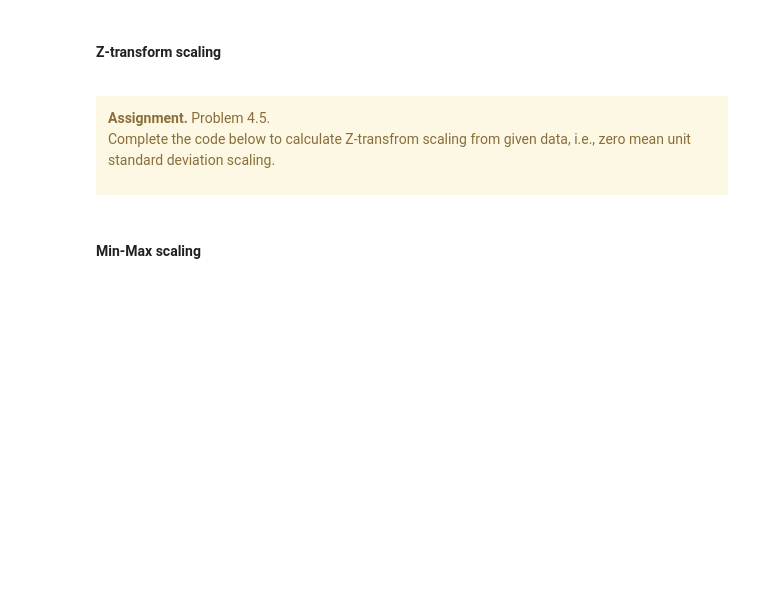
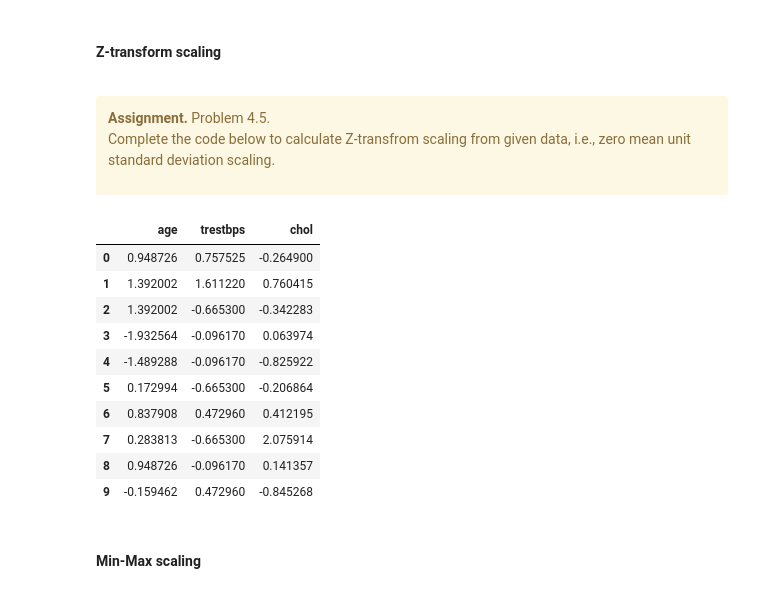
Before and after one commit to MAHA06/MultiModalCourse, a Jupyter notebook: Exercise 3/exercise3.ipynb, the cells around one changed output. Cells and saved outputs as stored; diff of their text form; code cells hidden in the pictures; blank space fills up the shorter version.

```diff
--- a/Exercise 3/exercise3.ipynb
+++ b/Exercise 3/exercise3.ipynb
@@ -890,13 +979,25 @@ print('Chebyshev distances: \n', distance_matrix)
 # %%
 subdata = data[['age','trestbps', 'chol']]
 
 def z_transform(data):
     ## Your code here
-    scaled_data = 'not implemented yet'
+    scaled_data = (data-np.mean(data))/np.std(data)
     return scaled_data
 
 scaled_data = z_transform(subdata)
 scaled_data.head(10)
+# %% [output]
+|  | age | trestbps | chol |
+| 0 | 0.948726 | 0.757525 | -0.264900 |
+| 1 | 1.392002 | 1.611220 | 0.760415 |
+| 2 | 1.392002 | -0.665300 | -0.342283 |
+| 3 | -1.932564 | -0.096170 | 0.063974 |
+| 4 | -1.489288 | -0.096170 | -0.825922 |
+| 5 | 0.172994 | -0.665300 | -0.206864 |
+| 6 | 0.837908 | 0.472960 | 0.412195 |
+| 7 | 0.283813 | -0.665300 | 2.075914 |
+| 8 | 0.948726 | -0.096170 | 0.141357 |
+| 9 | -0.159462 | 0.472960 | -0.845268 |
 # %% [markdown]
 #### Min-Max scaling
 # %% [markdown]
```
Also changed, not shown: parts of 13 cells of this notebook.
